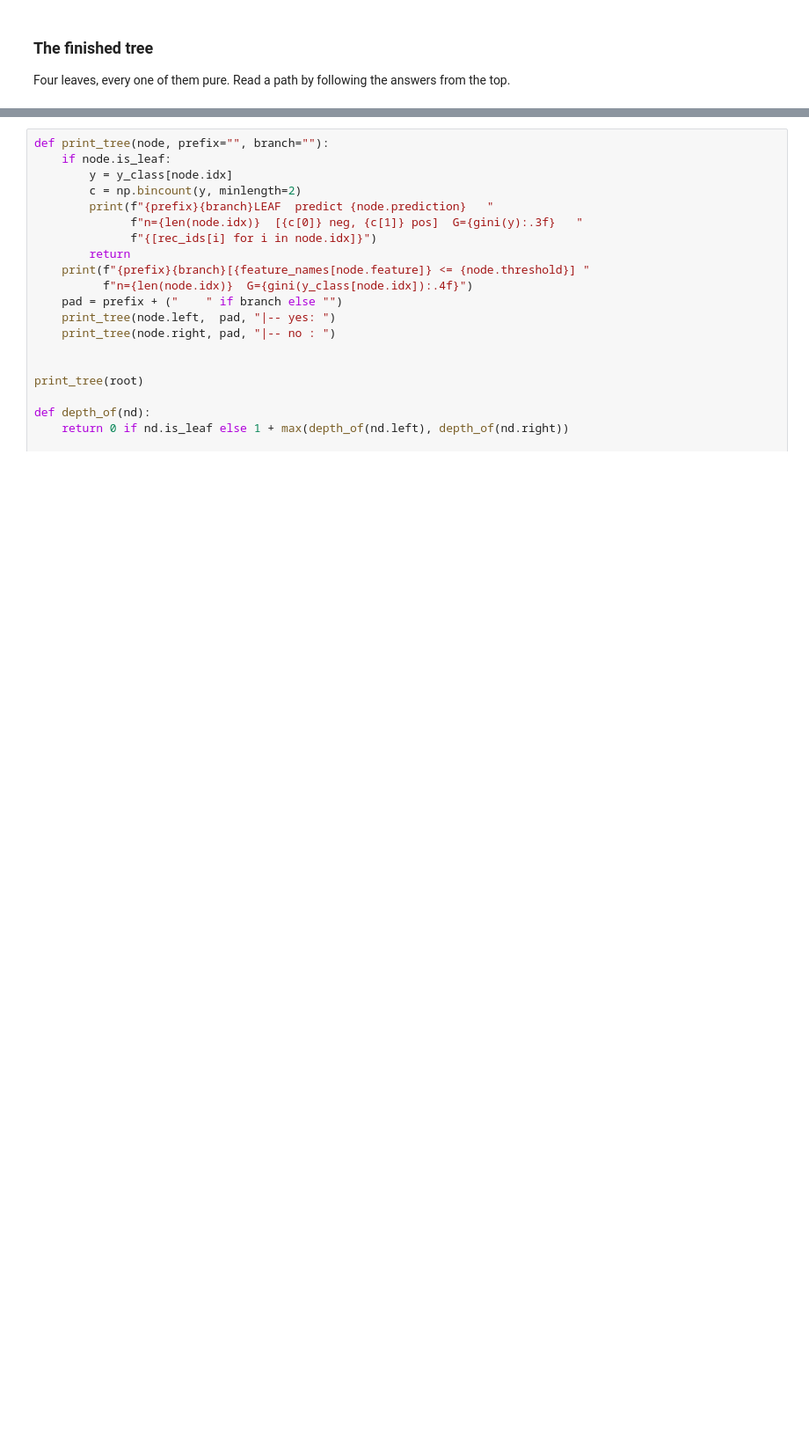
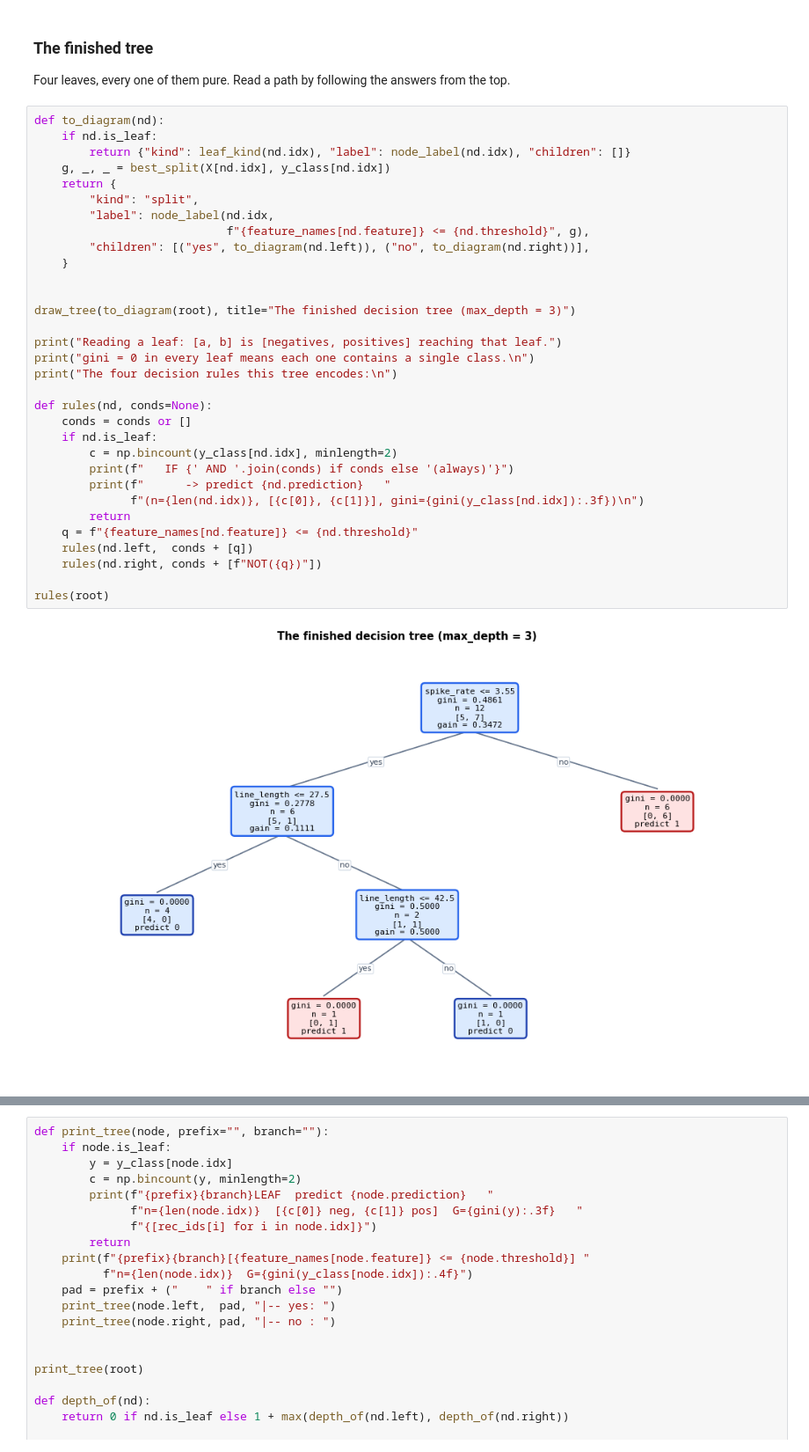
Before and after one commit to seyedhasanmirhoseini1367/PersonalPortfolio, a Jupyter notebook: ml_training/how_models_work_decision_tree.ipynb, the cells around one changed output, grey strips where cells are left out. Shown at 88% size. Saved outputs shown, nothing was run; the diff lists cells and outputs as text; blank space fills up the shorter version.

```diff
--- a/ml_training/how_models_work_decision_tree.ipynb
+++ b/ml_training/how_models_work_decision_tree.ipynb
@@ -526,3 +783,37 @@ NODE depth=0  n=12  [5 neg, 7 pos]  G=0.4861
 ### The finished tree
 
 Four leaves, every one of them pure. Read a path by following the answers from the top.
+# %%
+def to_diagram(nd):
+    if nd.is_leaf:
+        return {"kind": leaf_kind(nd.idx), "label": node_label(nd.idx), "children": []}
+    g, _, _ = best_split(X[nd.idx], y_class[nd.idx])
+    return {
+        "kind": "split",
+        "label": node_label(nd.idx,
+                            f"{feature_names[nd.feature]} <= {nd.threshold}", g),
+        "children": [("yes", to_diagram(nd.left)), ("no", to_diagram(nd.right))],
+    }
+
+
+draw_tree(to_diagram(root), title="The finished decision tree (max_depth = 3)")
+
+print("Reading a leaf: [a, b] is [negatives, positives] reaching that leaf.")
+print("gini = 0 in every leaf means each one contains a single class.\n")
+print("The four decision rules this tree encodes:\n")
+
+def rules(nd, conds=None):
+    conds = conds or []
+    if nd.is_leaf:
+        c = np.bincount(y_class[nd.idx], minlength=2)
+        print(f"   IF {' AND '.join(conds) if conds else '(always)'}")
+        print(f"      -> predict {nd.prediction}   "
+              f"(n={len(nd.idx)}, [{c[0]}, {c[1]}], gini={gini(y_class[nd.idx]):.3f})\n")
+        return
+    q = f"{feature_names[nd.feature]} <= {nd.threshold}"
+    rules(nd.left,  conds + [q])
+    rules(nd.right, conds + [f"NOT({q})"])
+
+rules(root)
+# %% [output]
+[figure, added]
```
Also changed, not shown: parts of 8 cells of this notebook, 4 other files.
